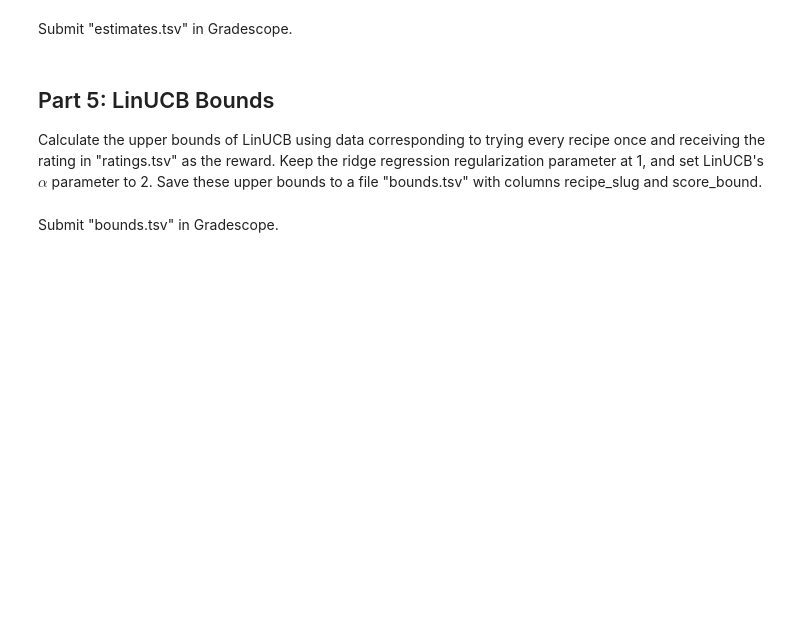
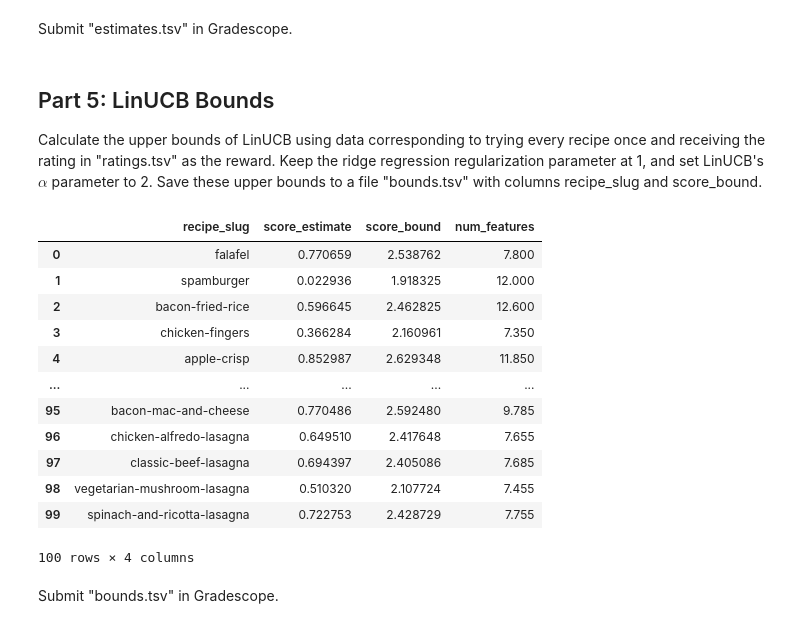
Before and after one commit to aidandig/dx704-project-04, a Jupyter notebook: dx704-project-04.ipynb, the cells around one changed output. Saved outputs shown, nothing was run; the diff lists cells and outputs as text; code cells hidden in the pictures; blank space fills up the shorter version.

Commit message:
LinUCB Bounds

```diff
--- a/dx704-project-04.ipynb
+++ b/dx704-project-04.ipynb
@@ -339,0 +338,47 @@ Save these upper bounds to a file "bounds.tsv" with columns recipe_slug and scor
+# %%
+def calculate_bounds(recipe_choices=[], alpha=1.0):
+    recipe_choices = list(recipe_choices)
+
+    D = features.loc[recipe_choices].to_numpy(dtype="float64")
+    c = ratings.loc[recipe_choices, 'rating'].to_numpy(dtype="float64")
+
+    DTDI = np.eye(D.shape[1])
+    if len(recipe_choices) > 0:
+        DTDI += D.T @ D
+    DTDI_inv = np.linalg.inv(DTDI)
+
+    theta_hat = DTDI_inv @ D.T @ c
+    features_array = features.to_numpy()
+    means = features_array @ theta_hat
+
+    variances = []
+    for z in features_array:
+        z = z.reshape(-1, 1)
+        variances.append((z.T @ DTDI_inv @ z).item())
+    variances = np.array(variances)
+
+    df = pd.DataFrame({"score_estimate": means,
+    "score_bound": means + alpha * np.sqrt(variances)}, index=features.index)
+    df["num_features"] = features.T.sum().T
+
+    return df
+
+bounds = calculate_bounds(ratings.index.tolist(), alpha=2.0)
+
+bounds.index.name = 'recipe_slug'
+bounds = bounds.reset_index()
+bounds
+# %% [output]
+|  | recipe_slug | score_estimate | score_bound | num_features |
+| 0 | falafel | 0.770659 | 2.538762 | 7.800 |
+| 1 | spamburger | 0.022936 | 1.918325 | 12.000 |
+| 2 | bacon-fried-rice | 0.596645 | 2.462825 | 12.600 |
+| 3 | chicken-fingers | 0.366284 | 2.160961 | 7.350 |
+| 4 | apple-crisp | 0.852987 | 2.629348 | 11.850 |
+| ... | ... | ... | ... | ... |
+| 95 | bacon-mac-and-cheese | 0.770486 | 2.592480 | 9.785 |
+| 96 | chicken-alfredo-lasagna | 0.649510 | 2.417648 | 7.655 |
+| 97 | classic-beef-lasagna | 0.694397 | 2.405086 | 7.685 |
+| 98 | vegetarian-mushroom-lasagna | 0.510320 | 2.107724 | 7.455 |
+| 99 | spinach-and-ricotta-lasagna | 0.722753 | 2.428729 | 7.755 |
+100 rows × 4 columns
```
Also changed, not shown: parts of 3 cells of this notebook, 1 other file.
